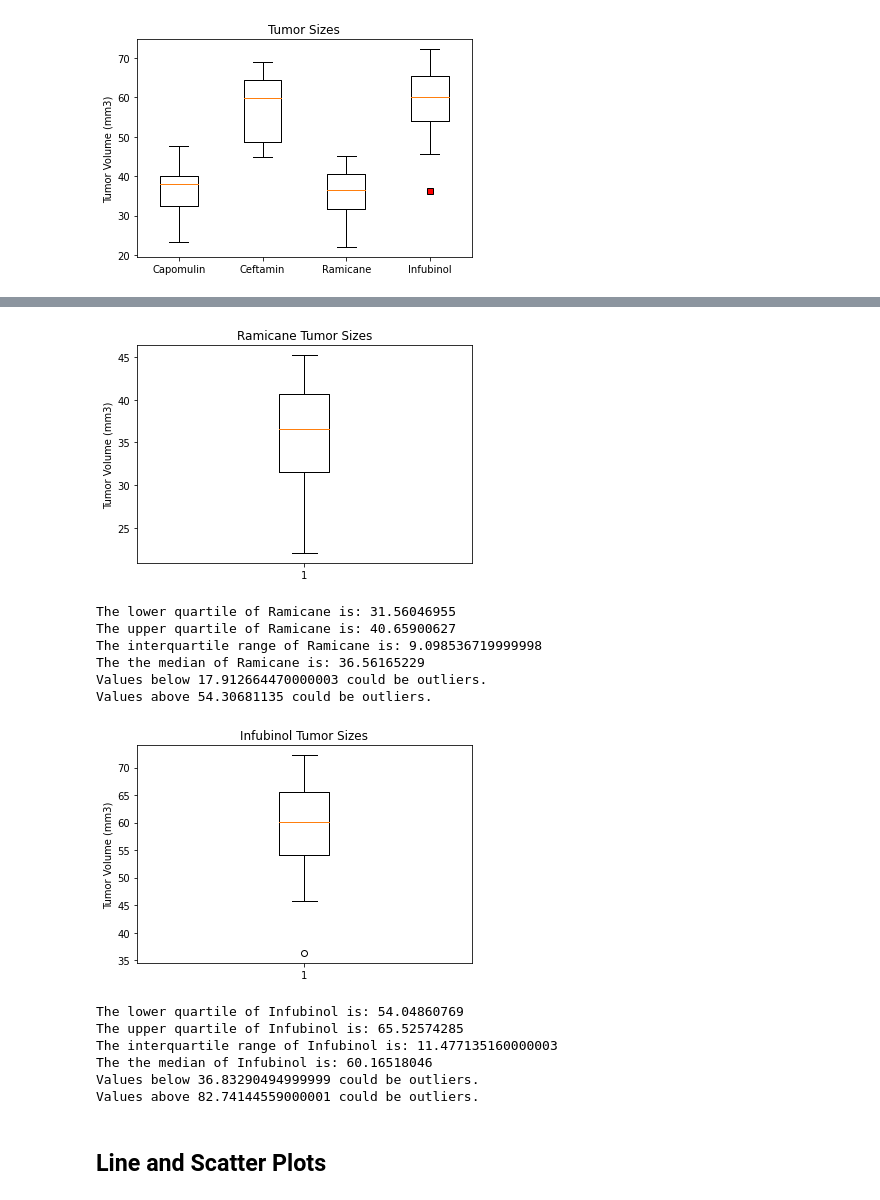
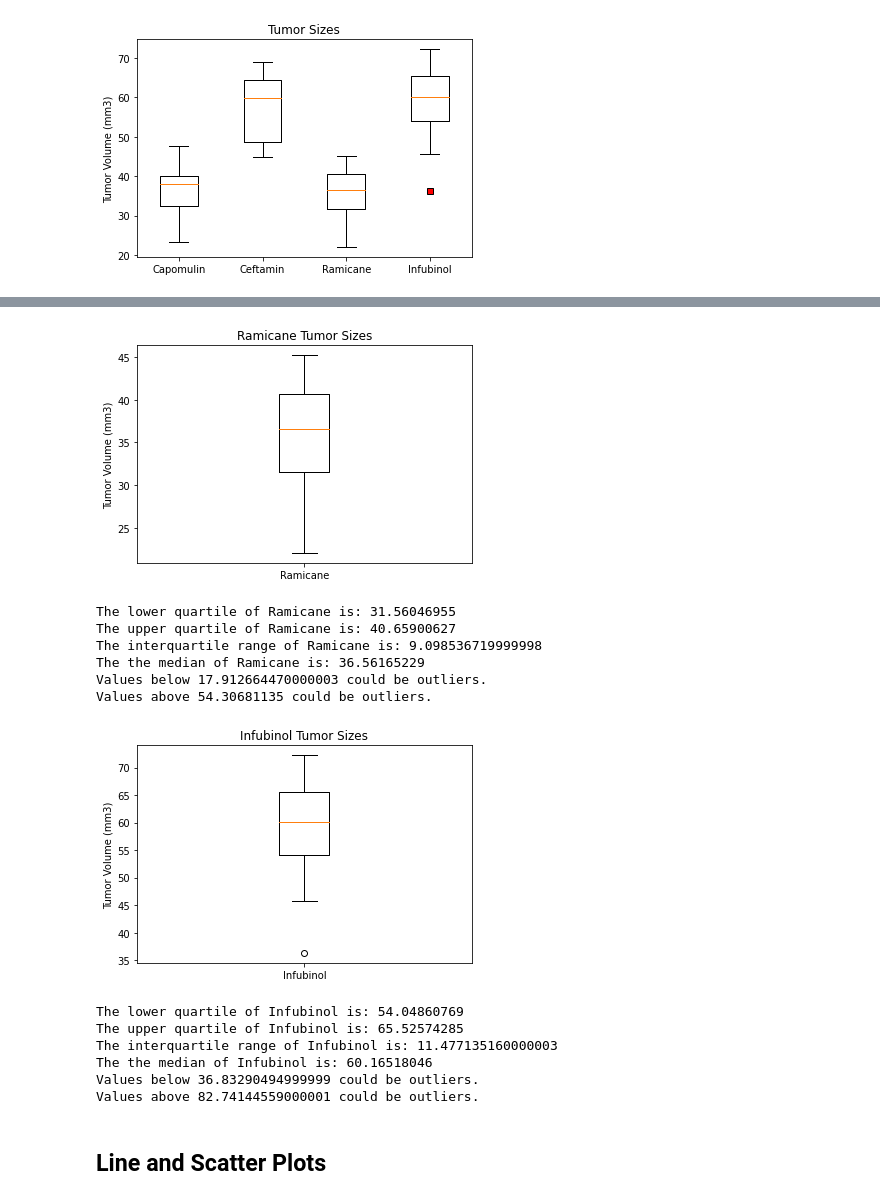
Before and after one commit to BrendanWW999/Matplotlib-challenge, a Jupyter notebook: Pharmaceuticals/pymaceuticals_starter.ipynb, the cells around one changed output, grey strips where cells are left out. Saved outputs shown, nothing was run; the diff lists cells and outputs as text; code cells hidden in the pictures.

```diff
--- a/Pharmaceuticals/pymaceuticals_starter.ipynb
+++ b/Pharmaceuticals/pymaceuticals_starter.ipynb
@@ -318,26 +320,27 @@ Values above 87.66645829999999 could be outliers.
 # %%
 box3, ax3 = plt.subplots()
 ax3.set_title('Ramicane Tumor Sizes')
 ax3.set_ylabel('Tumor Volume (mm3)')
 ax3.boxplot(Ram_Drug)
+plt.xticks([1], ['Ramicane'])
 plt.show()
 Ram_quartiles = Ram_Drug.quantile([.25,.5,.75])
 
 Ram_lowerq = Ram_quartiles[0.25]
 Ram_upperq = Ram_quartiles[0.75]
 Ram_iqr = Ram_upperq-Ram_lowerq
 
 print(f"The lower quartile of Ramicane is: {Ram_lowerq}")
 print(f"The upper quartile of Ramicane is: {Ram_upperq}")
 print(f"The interquartile range of Ramicane is: {Ram_iqr}")
 print(f"The the median of Ramicane is: {Ram_quartiles[0.5]} ")
 
 Ram_lower_bound = Ram_lowerq - (1.5*Ram_iqr)
 Ram_upper_bound = Ram_upperq + (1.5*Ram_iqr)
 print(f"Values below {Ram_lower_bound} could be outliers.")
 print(f"Values above {Ram_upper_bound} could be outliers.")
 # %% [output]
-[figure, old version]
+[figure, new version]
 The lower quartile of Ramicane is: 31.56046955
 The upper quartile of Ramicane is: 40.65900627
 The interquartile range of Ramicane is: 9.098536719999998
@@ -349,6 +352,7 @@ box4, ax4 = plt.subplots()
 ax4.set_title('Infubinol Tumor Sizes')
 ax4.set_ylabel('Tumor Volume (mm3)')
 ax4.boxplot(Inf_Drug)
+plt.xticks([1], ['Infubinol'])
 plt.show()
 Inf_quartiles = Inf_Drug.quantile([.25,.5,.75])
 
@@ -366,7 +370,7 @@ Inf_upper_bound = Inf_upperq + (1.5*Inf_iqr)
 print(f"Values below {Inf_lower_bound} could be outliers.")
 print(f"Values above {Inf_upper_bound} could be outliers.")
 # %% [output]
-[figure, old version]
+[figure, new version]
 The lower quartile of Infubinol is: 54.04860769
 The upper quartile of Infubinol is: 65.52574285
 The interquartile range of Infubinol is: 11.477135160000003
```
Also changed, not shown: parts of 2 cells of this notebook.
